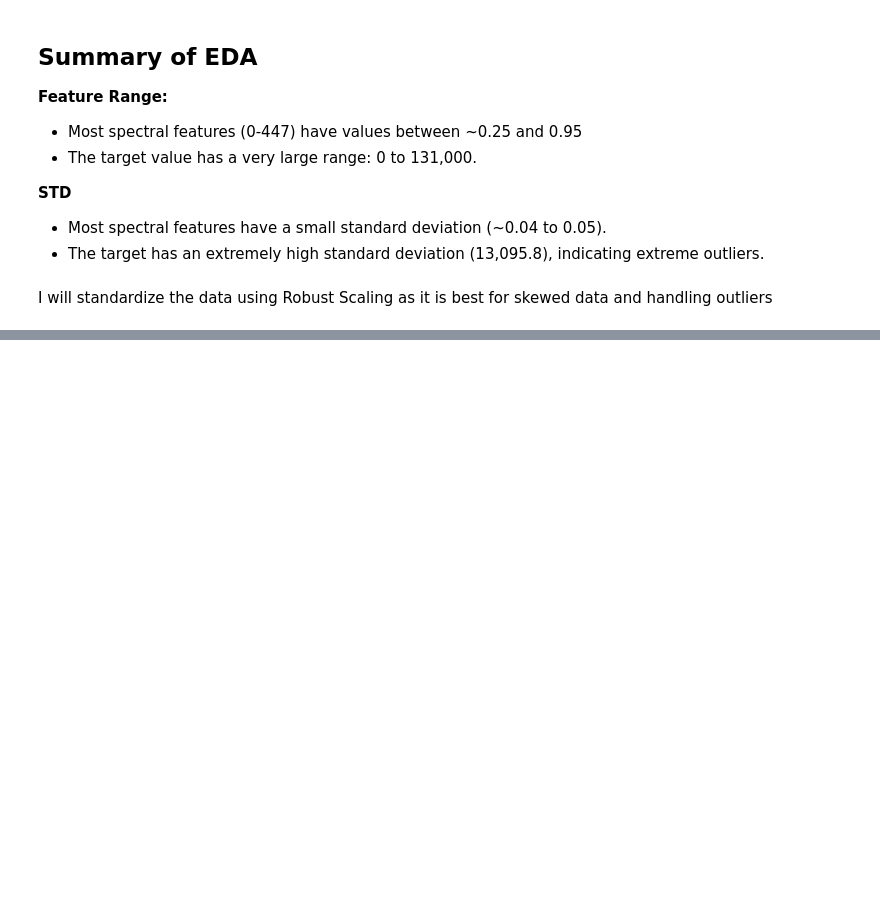
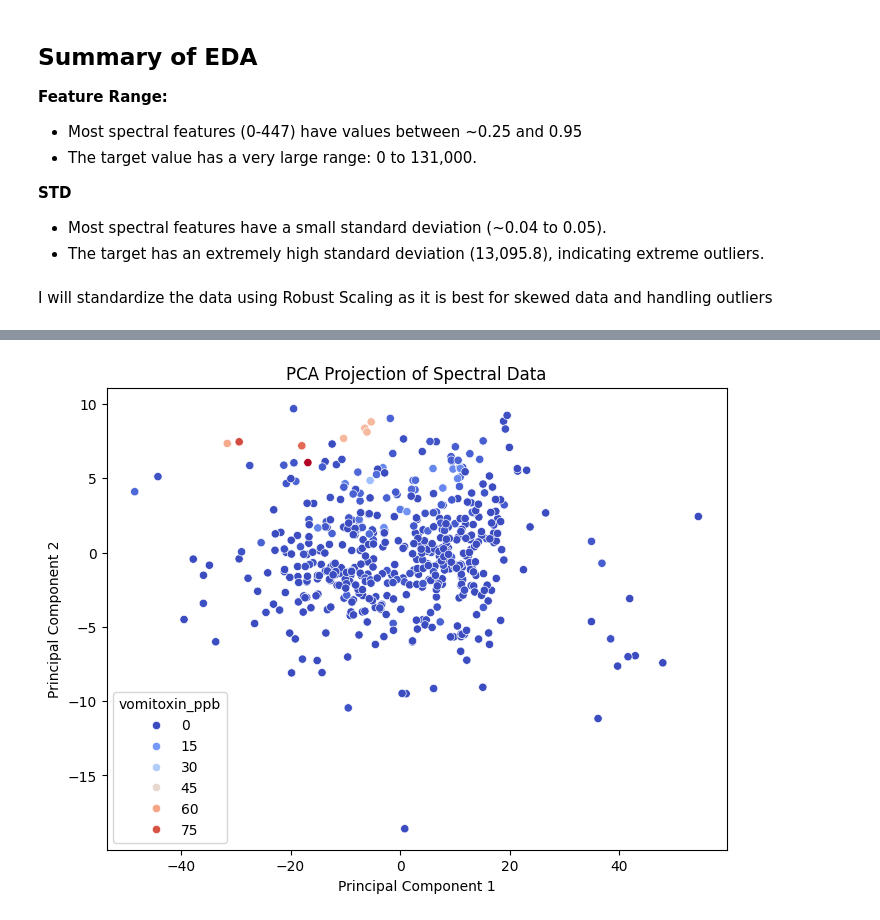
Before and after one commit to NotAbdelrahmanelsayed/hyperspectral_mycotoxin_prediction, a Jupyter notebook: notebook.ipynb, the cells around one changed output, grey strips where cells are left out. Cells and saved outputs as stored; diff of their text form; code cells hidden in the pictures; blank space fills up the shorter version.

```diff
--- a/notebook.ipynb
+++ b/notebook.ipynb
@@ -109,0 +146,9 @@ ModuleNotFoundError: No module named 'sklearn'
+# %%
+# Select the first 4 components
+X_pca_selected = X_pca[:, :4]
+
+# Convert PCA results into dataframe
+df_pca = pd.DataFrame(X_pca_selected)
+df_pca.columns = [f"PC{i+1}" for i in range(X_pca_selected.shape[1])]
+df_pca["vomitoxin_ppb"] = y
+df_pca.head()
@@ -109,0 +162,10 @@ ModuleNotFoundError: No module named 'sklearn'
+# %%
+# Plot PCA Components
+plt.figure(figsize=(8,6))
+sns.scatterplot(x=df_pca['PC1'], y=df_pca['PC2'], hue=df_pca['vomitoxin_ppb'], palette='coolwarm')
+plt.title("PCA Projection of Spectral Data")
+plt.xlabel("Principal Component 1")
+plt.ylabel("Principal Component 2")
+plt.show()
+# %% [output]
+[figure, added]
```
Also changed, not shown: parts of 17 cells of this notebook, 2 other files.
